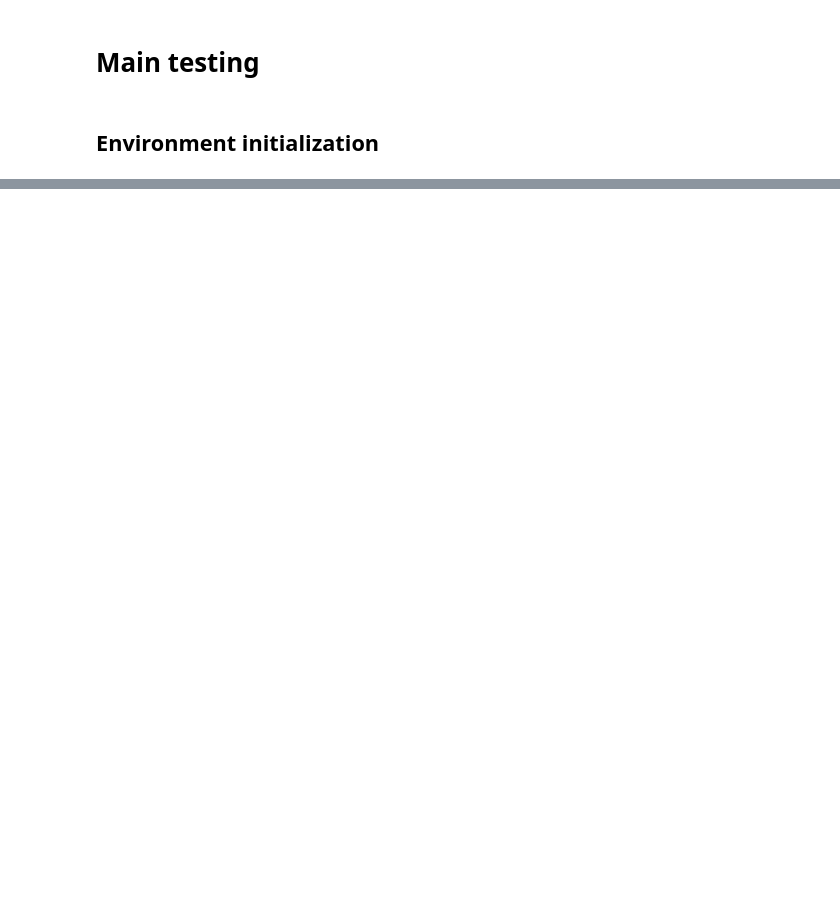
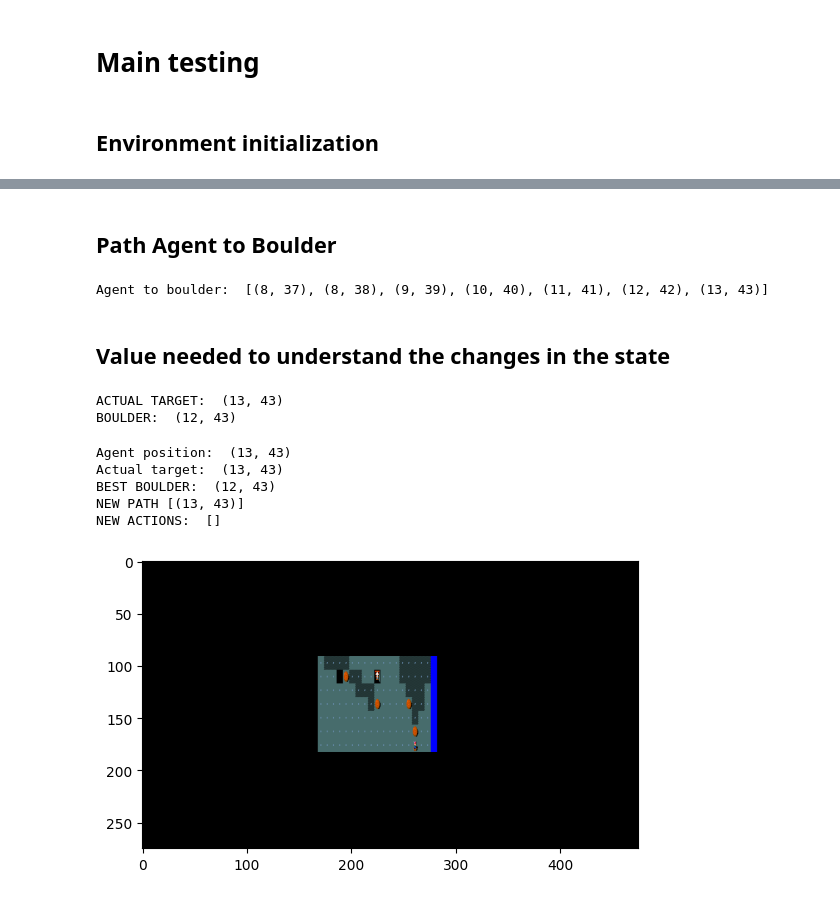
Before and after one commit to JacopoRaffi/AIF_Project, a Jupyter notebook: main copy.ipynb, the cells around one changed output, grey strips where cells are left out. Cells and saved outputs as stored; diff of their text form; code cells hidden in the pictures; blank space fills up the shorter version.

```diff
--- a/main copy.ipynb
+++ b/main copy.ipynb
@@ -46,0 +79,74 @@ Dlvl:1 $:0 HP:12(12) Pw:2(2) AC:7 Xp:1/0
+# %% [markdown]
+## Path Agent to Boulder
+# %%
+if game_map[first_push] == ord(" "): # the target is an unseen block
+    agent_to_boulder = a_star(game_map, agent_initial_pos, best_boulder, False, get_optimal_distance_point_to_point)
+    print("Agent to boulder considering boulder: ", agent_to_boulder)
+    agent_to_boulder = agent_to_boulder[:-1] # remove the last step
+else:
+    agent_to_boulder = a_star(game_map, agent_initial_pos, first_push, False, get_optimal_distance_point_to_point)
+
+print("Agent to boulder: ", agent_to_boulder)
+# %% [output]
+Agent to boulder:  [(8, 37), (8, 38), (9, 39), (10, 40), (11, 41), (12, 42), (13, 43)]
+# %% [markdown]
+## Value needed to understand the changes in the state
+# %%
+actions, names = actions_from_path(agent_initial_pos, agent_to_boulder[1:])
+actual_target = first_push
+previous_pos = None
+old_state = game_map
+print("ACTUAL TARGET: ", actual_target)
+print("BOULDER: ", best_boulder)
+# %% [output]
+ACTUAL TARGET:  (13, 43)
+BOULDER:  (12, 43)
+# %%
+image = plt.imshow(game_gui[25:300, :475])
+while len(actions) > 0:
+    print("LENGTH: ", len(actions))
+    action = actions.pop(0)
+    #print("Path: ", agent_to_boulder)
+    agent_to_boulder.pop(0)
+    new_state, reward, _, _ = env.step(action) # remove the head of the list
+    display.display(plt.gcf())
+    display.clear_output(wait=True)
+    image.set_data(new_state['pixel'][:, :])
+    time.sleep(0.5)
+    new_map = new_state['chars'].copy()
+    agent_pos = get_player_location(new_map)
+    print("Agent position: ", agent_pos)
+    print("Actual target: ", actual_target)
+    print("BEST BOULDER: ", best_boulder)
+
+    if is_player_same_position(agent_pos, previous_pos):
+        print("STUCK")
+        avoid_the_obstacle(new_map, agent_pos, action, env)
+
+    else:
+        if are_less_black_blocks(game_map, new_map):
+            new_path, tmp_actual_target, best_boulder = push_new_boulder(game_map, new_map, agent_pos, river, best_boulder)
+            if new_path is not None:
+                #print("NEW PATH", new_path)
+                actions, names = actions_from_path(agent_pos, new_path[1:])
+                agent_to_boulder = new_path # update the path
+                actual_target = tmp_actual_target #update the actual target
+                previous_pos = agent_pos #update the old state position
+                old_state = new_map #update the old state map
+                #print("TMP TARGET: ", actual_target)
+                continue
+
+            new_path = check_better_path(new_map, best_boulder, actual_target)
+            print("NEW PATH", new_path)
+            actions, names = actions_from_path(agent_pos, new_path[1:])
+            print("NEW ACTIONS: ", names)
+            agent_to_boulder = new_path
+            previous_pos = agent_pos
+            old_state = new_map
+# %% [output]
+Agent position:  (13, 43)
+Actual target:  (13, 43)
+BEST BOULDER:  (12, 43)
+NEW PATH [(13, 43)]
+NEW ACTIONS:  []
+[figure, added]
```
Also changed, not shown: parts of 8 cells of this notebook, 4 other files.
